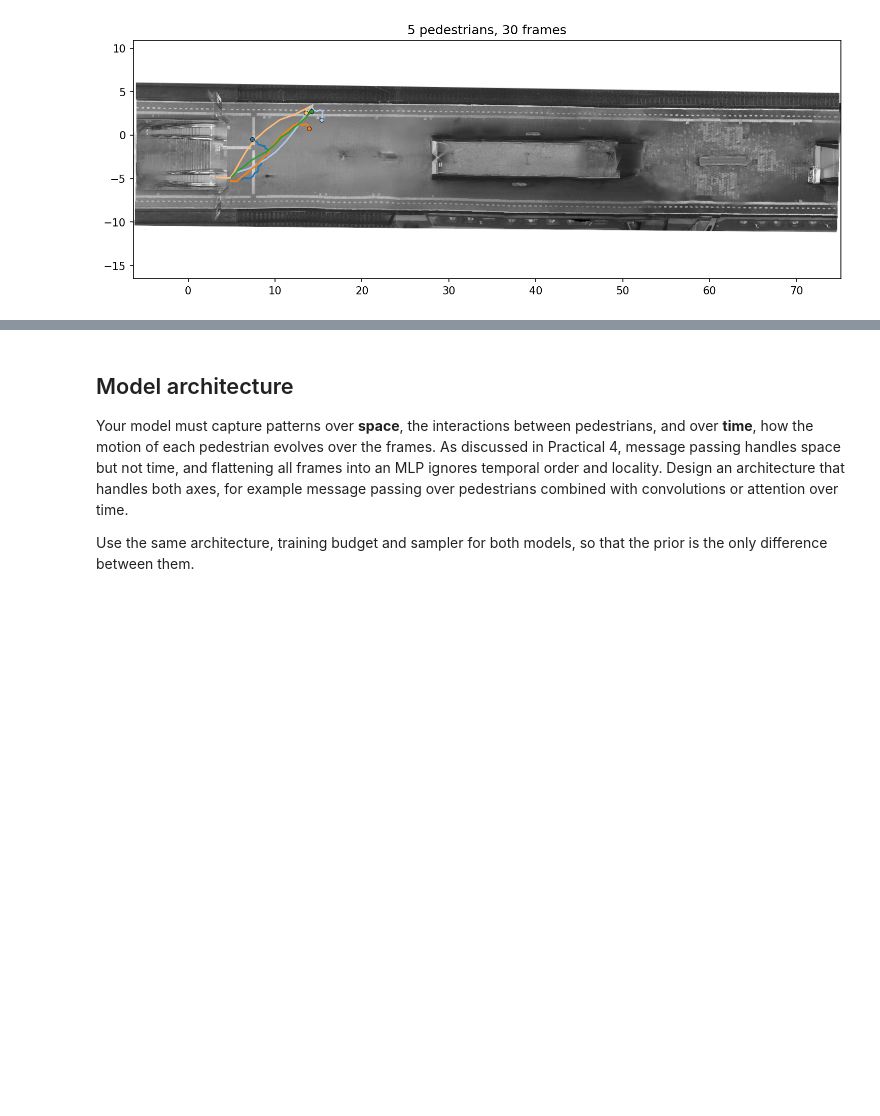
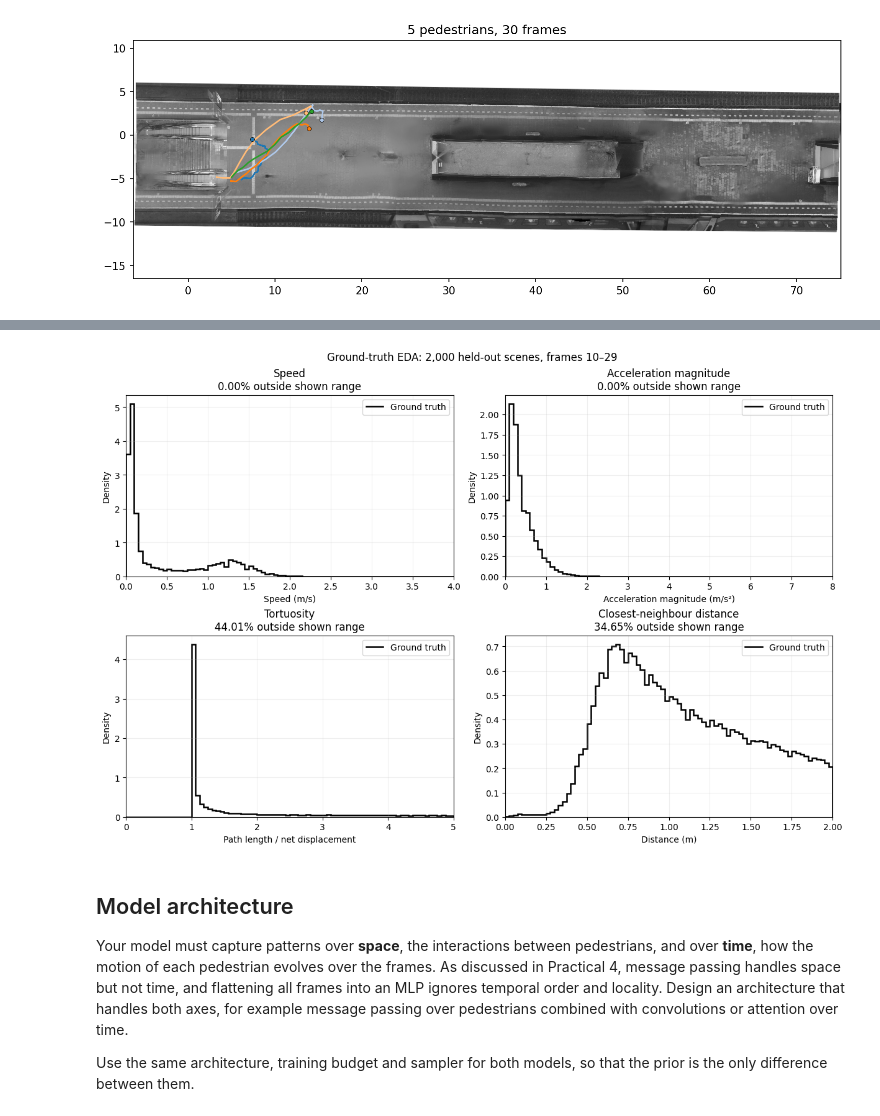
Before and after one commit to ssoda44/ml4sci_ass1, a Jupyter notebook: assignments/Assignment_2_part2.ipynb, the cells around one changed output, grey strips where cells are left out. Cells and saved outputs as stored; diff of their text form; code cells hidden in the pictures; blank space fills up the shorter version.

```diff
--- a/assignments/Assignment_2_part2.ipynb
+++ b/assignments/Assignment_2_part2.ipynb
@@ -229,3 +235,41 @@ plt.show()
+# %%
+import json
+from pathlib import Path
+import matplotlib.pyplot as plt
+
+# Reuse only the ground-truth summaries; no prediction generation is needed.
+eda_result_path = Path("part2_continued/e85b5013cdce/gaussian_evaluation.json")
+if not eda_result_path.exists():
+    eda_result_path = Path("assignments") / eda_result_path
+eda_result = json.loads(eda_result_path.read_text(encoding="utf-8"))
+eda_histograms = eda_result["histograms"]["ground_truth"]
+eda_labels = {
+    "speed": ("Speed", "Speed (m/s)"),
+    "acceleration": ("Acceleration magnitude", "Acceleration magnitude (m/s²)"),
+    "tortuosity": ("Tortuosity", "Path length / net displacement"),
+    "nearest_neighbor": ("Closest-neighbour distance", "Distance (m)"),
+}
+
+eda_fig, eda_axes = plt.subplots(2, 2, figsize=(12, 8), constrained_layout=True)
+for eda_ax, (eda_key, (eda_title, eda_xlabel)) in zip(eda_axes.flat, eda_labels.items()):
+    eda_hist = eda_histograms[eda_key]
+    eda_ax.stairs(eda_hist["density"], eda_hist["edges"],
+                  label="Ground truth", color="black", linewidth=1.8)
+    eda_ax.set(
+        title=f"{eda_title}\n{100 * eda_hist['outside_fraction']:.2f}% outside shown range",
+        xlabel=eda_xlabel, ylabel="Density",
+        xlim=(eda_hist["edges"][0], eda_hist["edges"][-1]),
+    )
+    eda_ax.grid(alpha=0.2)
+    eda_ax.legend()
+
+eda_fig.suptitle(
+    f"Ground-truth EDA: {eda_result['num_scenes']:,} held-out scenes, frames 10–29"
+)
+eda_fig.savefig(eda_result_path.parent / "ground_truth_eda.png", dpi=180)
+plt.show()
+# %% [output]
+[figure, added]
 # %% [markdown]
 ## Model architecture
 
```
Also changed, not shown: parts of 4 cells of this notebook, 19 other files.
